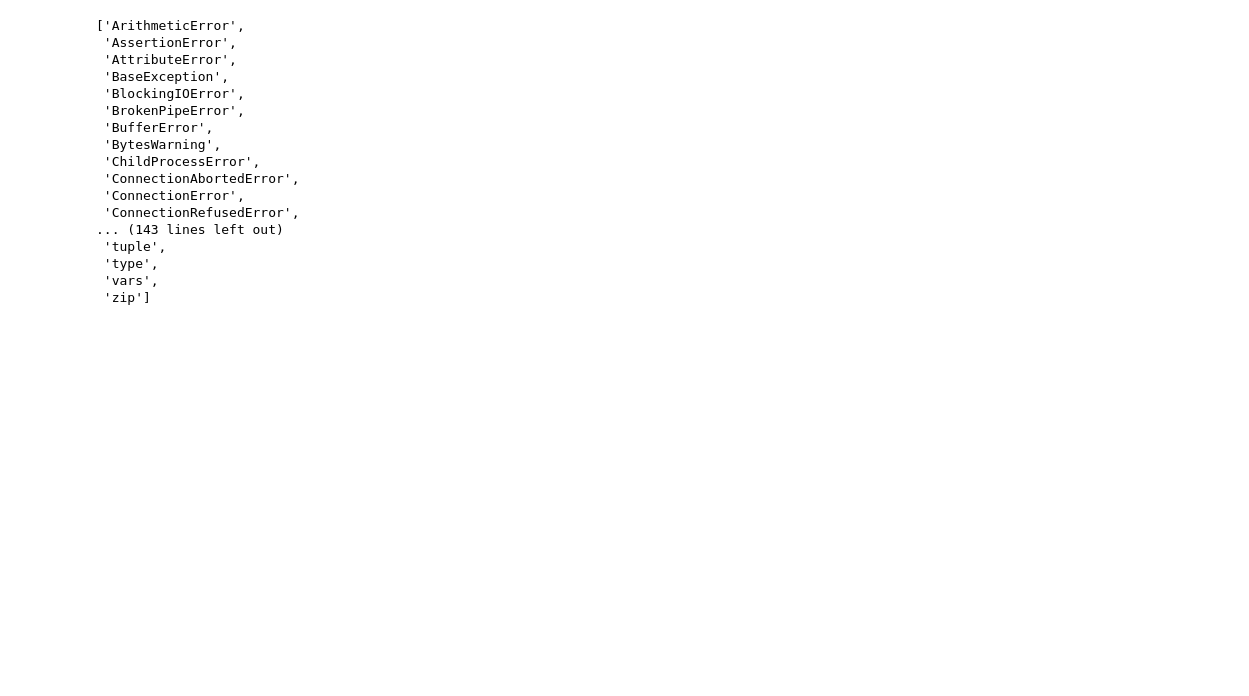
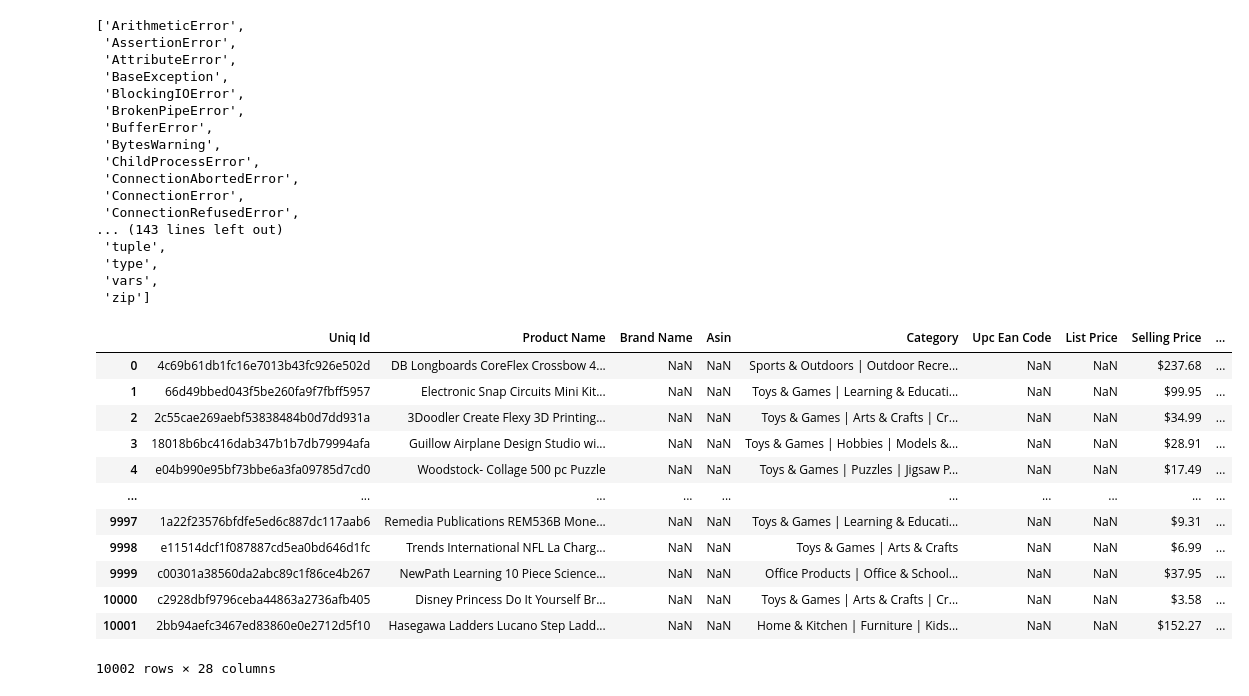
Before and after one commit to oscarhernandezmartinez/AI_WORKSHOP, a Jupyter notebook: Untitled.ipynb, the cells around one changed output. Drawn from its saved outputs; the diff is of its cells as text; code cells hidden in the pictures; blank space fills up the shorter version.

```diff
--- a/Untitled.ipynb
+++ b/Untitled.ipynb
@@ -723,3 +723,28 @@ dir(__builtins__)
  'type',
  'vars',
  'zip']
+# %%
+import pandas as pd
+import numpy as np
+import seaborn as sns
+from datetime import datetime
+#from sklearn.model_selection import train_test_split
+import sklearn as sl
+import matplotlib.pyplot as plt
+
+df = pd.read_csv("hf://datasets/bprateek/amazon_product_description/marketing_sample_for_amazon_com-ecommerce__20200101_20200131__10k_data.csv")
+df
+# %% [output]
+|  | Uniq Id | Product Name | Brand Name | Asin | Category | Upc Ean Code | List Price | Selling Price | ... |
+| 0 | 4c69b61db1fc16e7013b43fc926e502d | DB Longboards CoreFlex Crossbow 4... | NaN | NaN | Sports & Outdoors | Outdoor Recre... | NaN | NaN | $237.68 | ... |
+| 1 | 66d49bbed043f5be260fa9f7fbff5957 | Electronic Snap Circuits Mini Kit... | NaN | NaN | Toys & Games | Learning & Educati... | NaN | NaN | $99.95 | ... |
+| 2 | 2c55cae269aebf53838484b0d7dd931a | 3Doodler Create Flexy 3D Printing... | NaN | NaN | Toys & Games | Arts & Crafts | Cr... | NaN | NaN | $34.99 | ... |
+| 3 | 18018b6bc416dab347b1b7db79994afa | Guillow Airplane Design Studio wi... | NaN | NaN | Toys & Games | Hobbies | Models &... | NaN | NaN | $28.91 | ... |
+| 4 | e04b990e95bf73bbe6a3fa09785d7cd0 | Woodstock- Collage 500 pc Puzzle | NaN | NaN | Toys & Games | Puzzles | Jigsaw P... | NaN | NaN | $17.49 | ... |
+| ... | ... | ... | ... | ... | ... | ... | ... | ... | ... |
+| 9997 | 1a22f23576bfdfe5ed6c887dc117aab6 | Remedia Publications REM536B Mone... | NaN | NaN | Toys & Games | Learning & Educati... | NaN | NaN | $9.31 | ... |
+| 9998 | e11514dcf1f087887cd5ea0bd646d1fc | Trends International NFL La Charg... | NaN | NaN | Toys & Games | Arts & Crafts | NaN | NaN | $6.99 | ... |
+| 9999 | c00301a38560da2abc89c1f86ce4b267 | NewPath Learning 10 Piece Science... | NaN | NaN | Office Products | Office & School... | NaN | NaN | $37.95 | ... |
+| 10000 | c2928dbf9796ceba44863a2736afb405 | Disney Princess Do It Yourself Br... | NaN | NaN | Toys & Games | Arts & Crafts | Cr... | NaN | NaN | $3.58 | ... |
+| 10001 | 2bb94aefc3467ed83860e0e2712d5f10 | Hasegawa Ladders Lucano Step Ladd... | NaN | NaN | Home & Kitchen | Furniture | Kids... | NaN | NaN | $152.27 | ... |
+10002 rows × 28 columns
```
Also changed, not shown: parts of 5 cells of this notebook.
